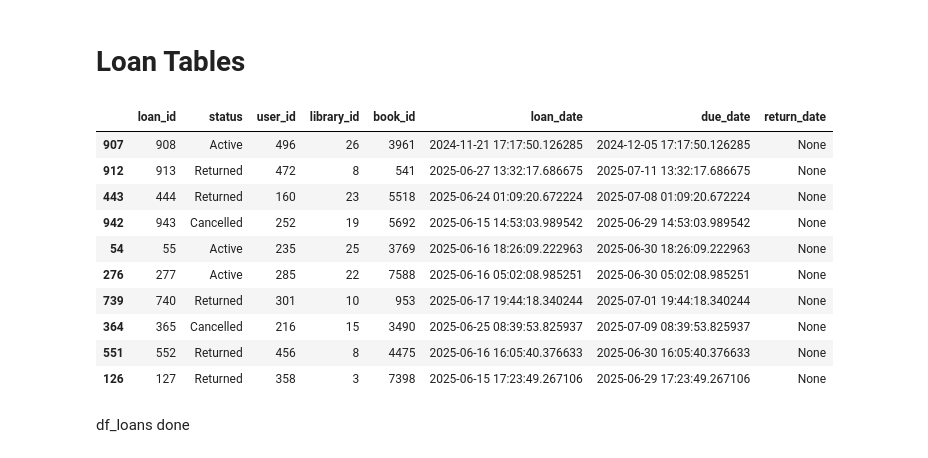
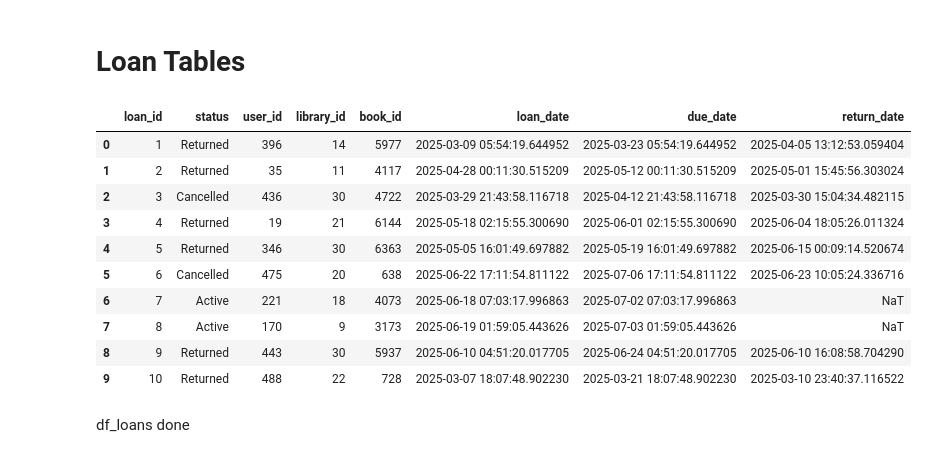
Before and after one commit to aryabaguss/e-library-data-dummy, a Jupyter notebook: create_data_dummy.ipynb, the cells around one changed output. Saved outputs shown, nothing was run; the diff lists cells and outputs as text; code cells hidden in the pictures.

```diff
--- a/create_data_dummy.ipynb
+++ b/create_data_dummy.ipynb
@@ -266,7 +263,7 @@ df_users done
 # %%
 fake = Faker('id_ID')
 
-num_loans = 1000
+num_loans = 3000
 start_date = datetime.now() - timedelta(days=365)
 
 user_created_map = dict(zip(df_users['user_id'], df_users['created_at']))
@@ -293,7 +290,7 @@ for loan_id in range(1, num_loans + 1):
         k=1
     )[0]
 
-    if status == 'returned':
+    if status == 'Returned':
         if random.random() < 0.7:
             return_date = fake.date_time_between(
                 start_date=loan_date,
@@ -304,54 +301,51 @@ for loan_id in range(1, num_loans + 1):
                 start_date=due_date,
                 end_date=due_date + timedelta(days=random.randint(1, 60))
             )
-    elif status == 'cancelled':
+    elif status == 'Cancelled':
 
         return_date = fake.date_time_between(
             start_date=loan_date,
             end_date=loan_date + timedelta(days=1))
 
-    else:  # active
-        # Active loans haven't been returned yet
+    else:
         return_date = None
 
-        # Ensure due date is in future for some active loans
-        if random.random() < 0.7:  # 70% of active loans should be current
-            # Make loan_date recent enough that due_date is in future
+        if random.random() < 0.7:
             loan_date = fake.date_time_between(
                 start_date=datetime.now() - timedelta(days=13),
                 end_date='now'
             )
             due_date = loan_date + timedelta(days=14)
 
     loans.append({
         'loan_id': loan_id,
         'status': status,
         'user_id': user_id,
         'library_id': library_id,
         'book_id': book_id,
         'loan_date': loan_date,
         'due_date': due_date,
         'return_date': return_date
     })
 
 df_loan = pd.DataFrame(loans)
 
 df_loan = df_loan[['loan_id', 'status', 'user_id', 'library_id', 'book_id',
                      'loan_date', 'due_date', 'return_date']]
 
-df_loan.sample(10)
+df_loan.head(10)
 # %% [output]
 |  | loan_id | status | user_id | library_id | book_id | loan_date | due_date | return_date |
-| 907 | 908 | Active | 496 | 26 | 3961 | 2024-11-21 17:17:50.126285 | 2024-12-05 17:17:50.126285 | None |
-| 912 | 913 | Returned | 472 | 8 | 541 | 2025-06-27 13:32:17.686675 | 2025-07-11 13:32:17.686675 | None |
-| 443 | 444 | Returned | 160 | 23 | 5518 | 2025-06-24 01:09:20.672224 | 2025-07-08 01:09:20.672224 | None |
-| 942 | 943 | Cancelled | 252 | 19 | 5692 | 2025-06-15 14:53:03.989542 | 2025-06-29 14:53:03.989542 | None |
-| 54 | 55 | Active | 235 | 25 | 3769 | 2025-06-16 18:26:09.222963 | 2025-06-30 18:26:09.222963 | None |
-| 276 | 277 | Active | 285 | 22 | 7588 | 2025-06-16 05:02:08.985251 | 2025-06-30 05:02:08.985251 | None |
-| 739 | 740 | Returned | 301 | 10 | 953 | 2025-06-17 19:44:18.340244 | 2025-07-01 19:44:18.340244 | None |
-| 364 | 365 | Cancelled | 216 | 15 | 3490 | 2025-06-25 08:39:53.825937 | 2025-07-09 08:39:53.825937 | None |
-| 551 | 552 | Returned | 456 | 8 | 4475 | 2025-06-16 16:05:40.376633 | 2025-06-30 16:05:40.376633 | None |
-| 126 | 127 | Returned | 358 | 3 | 7398 | 2025-06-15 17:23:49.267106 | 2025-06-29 17:23:49.267106 | None |
+| 0 | 1 | Returned | 396 | 14 | 5977 | 2025-03-09 05:54:19.644952 | 2025-03-23 05:54:19.644952 | 2025-04-05 13:12:53.059404 |
+| 1 | 2 | Returned | 35 | 11 | 4117 | 2025-04-28 00:11:30.515209 | 2025-05-12 00:11:30.515209 | 2025-05-01 15:45:56.303024 |
+| 2 | 3 | Cancelled | 436 | 30 | 4722 | 2025-03-29 21:43:58.116718 | 2025-04-12 21:43:58.116718 | 2025-03-30 15:04:34.482115 |
+| 3 | 4 | Returned | 19 | 21 | 6144 | 2025-05-18 02:15:55.300690 | 2025-06-01 02:15:55.300690 | 2025-06-04 18:05:26.011324 |
+| 4 | 5 | Returned | 346 | 30 | 6363 | 2025-05-05 16:01:49.697882 | 2025-05-19 16:01:49.697882 | 2025-06-15 00:09:14.520674 |
+| 5 | 6 | Cancelled | 475 | 20 | 638 | 2025-06-22 17:11:54.811122 | 2025-07-06 17:11:54.811122 | 2025-06-23 10:05:24.336716 |
+| 6 | 7 | Active | 221 | 18 | 4073 | 2025-06-18 07:03:17.996863 | 2025-07-02 07:03:17.996863 | NaT |
+| 7 | 8 | Active | 170 | 9 | 3173 | 2025-06-19 01:59:05.443626 | 2025-07-03 01:59:05.443626 | NaT |
+| 8 | 9 | Returned | 443 | 30 | 5937 | 2025-06-10 04:51:20.017705 | 2025-06-24 04:51:20.017705 | 2025-06-10 16:08:58.704290 |
+| 9 | 10 | Returned | 488 | 22 | 728 | 2025-03-07 18:07:48.902230 | 2025-03-21 18:07:48.902230 | 2025-03-10 23:40:37.116522 |
 # %% [markdown]
 df_loans done
 # %% [markdown]
```
Also changed, not shown: parts of 3 cells of this notebook, 4 other files.
